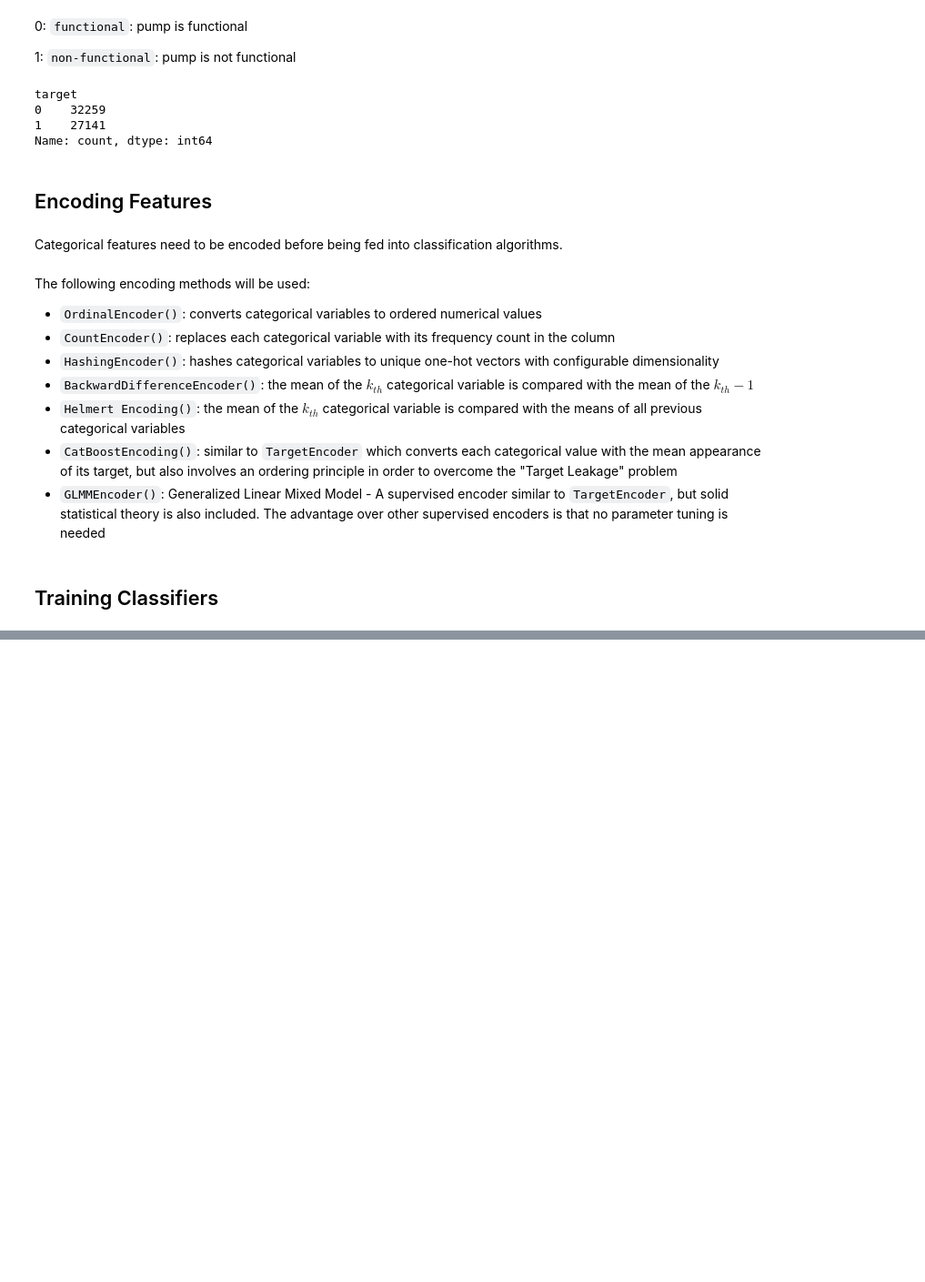
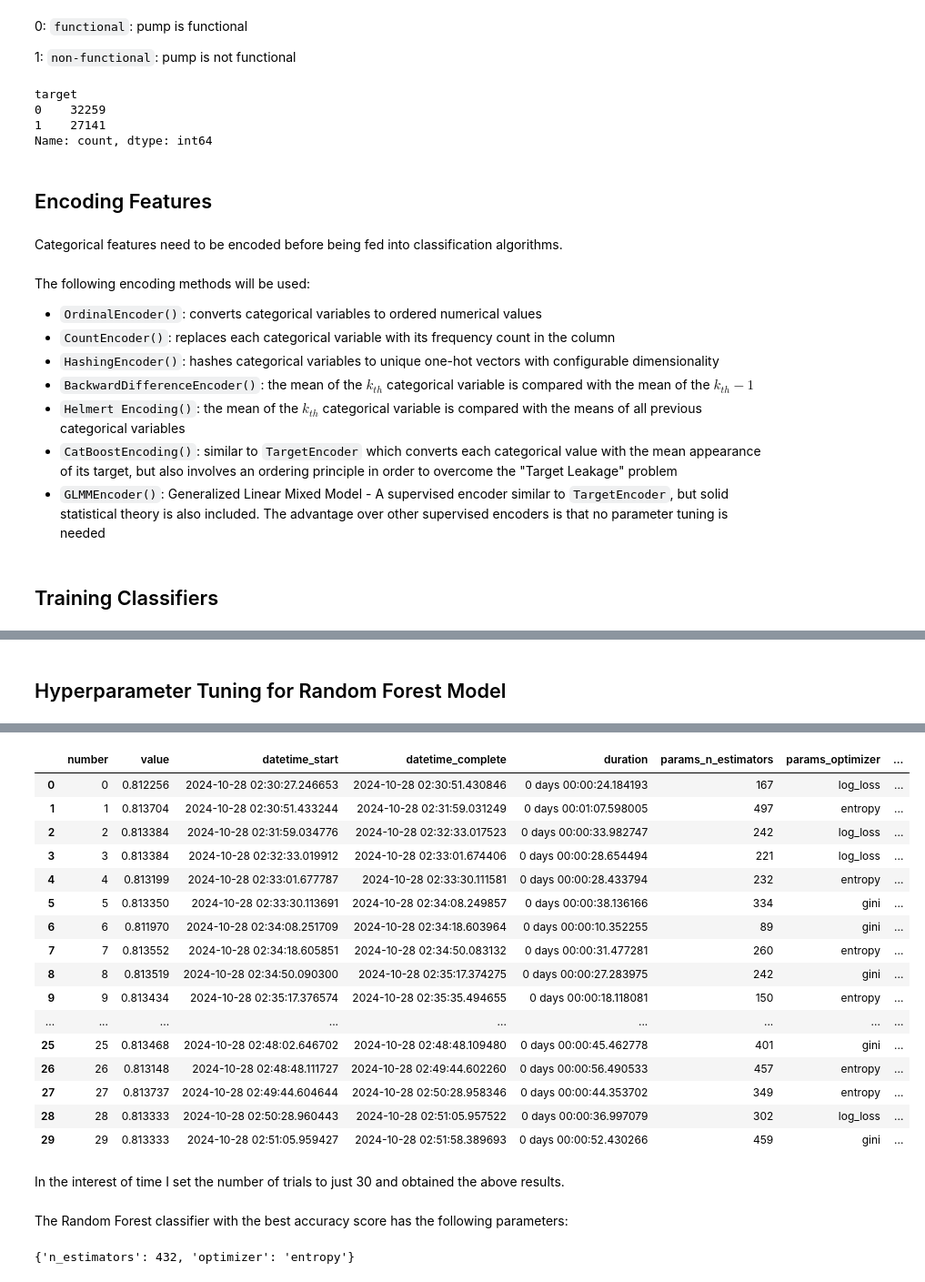
Before and after one commit to williambguo/water-pump-predictive-maintenance, a Jupyter notebook: notebooks/modeling_and_evaluation.ipynb, the cells around one changed output, grey strips where cells are left out. Shown at 91% size. Cells and saved outputs as stored; diff of their text form; code cells hidden in the pictures; blank space fills up the shorter version.

```diff
--- a/notebooks/modeling_and_evaluation.ipynb
+++ b/notebooks/modeling_and_evaluation.ipynb
@@ -276 +294,3 @@ weighted avg       0.78      0.78      0.78     11880
 weighted avg       0.81      0.81      0.81     11880
+# %% [markdown]
+## Hyperparameter Tuning for Random Forest Model
@@ -276,0 +300,20 @@ weighted avg       0.81      0.81      0.81     11880
+# %%
+# Creating a function to optimize the hyperparameters of my Random Forest classifier in order to maximize accuracy
+
+n_trials = 30
+
+encoder = GLMMEncoder()
+X_train = encoder.fit_transform(train_features, train_target)
+
+def rf_objective(trial):
+    n_estimators = trial.suggest_int('n_estimators', 50, 500)
+    optimizer = trial.suggest_categorical('optimizer', ['gini', 'entropy', 'log_loss'])
+    rf_clf = RandomForestClassifier(n_estimators=n_estimators, criterion=optimizer)
+    avg_acc = cross_val_score(rf_clf, X_train, train_target, cv=10, n_jobs=-1).mean()
+    return avg_acc
+
+
+rf_study = optuna.create_study(direction='maximize')
+rf_study.optimize(rf_objective, n_trials=n_trials)
+rf_study.trials_dataframe()
+# %% [output]
@@ -276,0 +337,19 @@ weighted avg       0.81      0.81      0.81     11880
+|  | number | value | datetime_start | datetime_complete | duration | params_n_estimators | params_optimizer | ... |
+| 0 | 0 | 0.812256 | 2024-10-28 02:30:27.246653 | 2024-10-28 02:30:51.430846 | 0 days 00:00:24.184193 | 167 | log_loss | ... |
+| 1 | 1 | 0.813704 | 2024-10-28 02:30:51.433244 | 2024-10-28 02:31:59.031249 | 0 days 00:01:07.598005 | 497 | entropy | ... |
+| 2 | 2 | 0.813384 | 2024-10-28 02:31:59.034776 | 2024-10-28 02:32:33.017523 | 0 days 00:00:33.982747 | 242 | log_loss | ... |
+| 3 | 3 | 0.813384 | 2024-10-28 02:32:33.019912 | 2024-10-28 02:33:01.674406 | 0 days 00:00:28.654494 | 221 | log_loss | ... |
+| 4 | 4 | 0.813199 | 2024-10-28 02:33:01.677787 | 2024-10-28 02:33:30.111581 | 0 days 00:00:28.433794 | 232 | entropy | ... |
+| 5 | 5 | 0.813350 | 2024-10-28 02:33:30.113691 | 2024-10-28 02:34:08.249857 | 0 days 00:00:38.136166 | 334 | gini | ... |
+| 6 | 6 | 0.811970 | 2024-10-28 02:34:08.251709 | 2024-10-28 02:34:18.603964 | 0 days 00:00:10.352255 | 89 | gini | ... |
+| 7 | 7 | 0.813552 | 2024-10-28 02:34:18.605851 | 2024-10-28 02:34:50.083132 | 0 days 00:00:31.477281 | 260 | entropy | ... |
+| 8 | 8 | 0.813519 | 2024-10-28 02:34:50.090300 | 2024-10-28 02:35:17.374275 | 0 days 00:00:27.283975 | 242 | gini | ... |
+| 9 | 9 | 0.813434 | 2024-10-28 02:35:17.376574 | 2024-10-28 02:35:35.494655 | 0 days 00:00:18.118081 | 150 | entropy | ... |
+| ... | ... | ... | ... | ... | ... | ... | ... | ... |
+| 25 | 25 | 0.813468 | 2024-10-28 02:48:02.646702 | 2024-10-28 02:48:48.109480 | 0 days 00:00:45.462778 | 401 | gini | ... |
+| 26 | 26 | 0.813148 | 2024-10-28 02:48:48.111727 | 2024-10-28 02:49:44.602260 | 0 days 00:00:56.490533 | 457 | entropy | ... |
+| 27 | 27 | 0.813737 | 2024-10-28 02:49:44.604644 | 2024-10-28 02:50:28.958346 | 0 days 00:00:44.353702 | 349 | entropy | ... |
+| 28 | 28 | 0.813333 | 2024-10-28 02:50:28.960443 | 2024-10-28 02:51:05.957522 | 0 days 00:00:36.997079 | 302 | log_loss | ... |
+| 29 | 29 | 0.813333 | 2024-10-28 02:51:05.959427 | 2024-10-28 02:51:58.389693 | 0 days 00:00:52.430266 | 459 | gini | ... |
+# %% [markdown]
+In the interest of time I set the number of trials to just 30 and obtained the above results.
@@ -276,0 +360,7 @@ weighted avg       0.81      0.81      0.81     11880
+# %% [markdown]
+The Random Forest classifier with the best accuracy score has the following parameters:
+# %%
+# Trial at index 16 (17th trial) has the highest accuracy of 0.814024
+rf_study.best_params
+# %% [output]
+{'n_estimators': 432, 'optimizer': 'entropy'}
```
Also changed, not shown: parts of 23 cells of this notebook, 2 other files.
